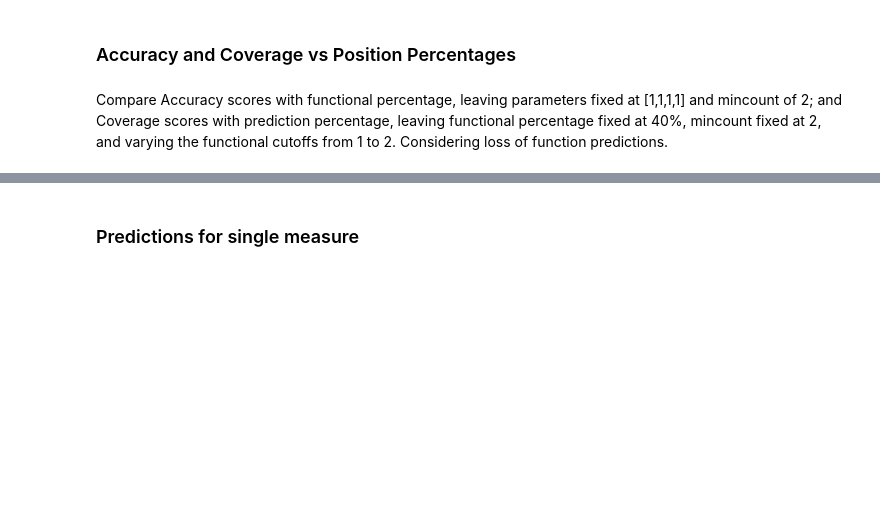
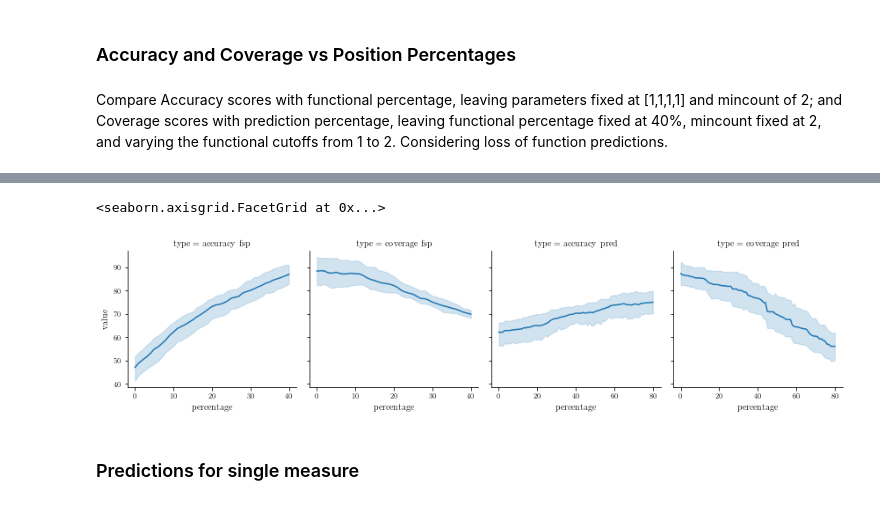
Before and after one commit to CrisSotomayor/perturbation-networks-get-data, a Jupyter notebook: figure_behavior.ipynb, the cells around one changed output, grey strips where cells are left out. Saved outputs shown, nothing was run; the diff lists cells and outputs as text; code cells hidden in the pictures; blank space fills up the shorter version.

```diff
--- a/figure_behavior.ipynb
+++ b/figure_behavior.ipynb
@@ -223,3 +246,9 @@ for i, protein in enumerate(proteins):
+# %%
+g2 = sns.FacetGrid(data=df, col="type", sharex=False)
+g2.map(sns.lineplot, "percentage", "value")
+# %% [output]
+<seaborn.axisgrid.FacetGrid at 0x...>
+[figure, added]
 # %% [markdown]
 ### Predictions for single measure
 # %%
```
Also changed, not shown: parts of 5 cells of this notebook.
